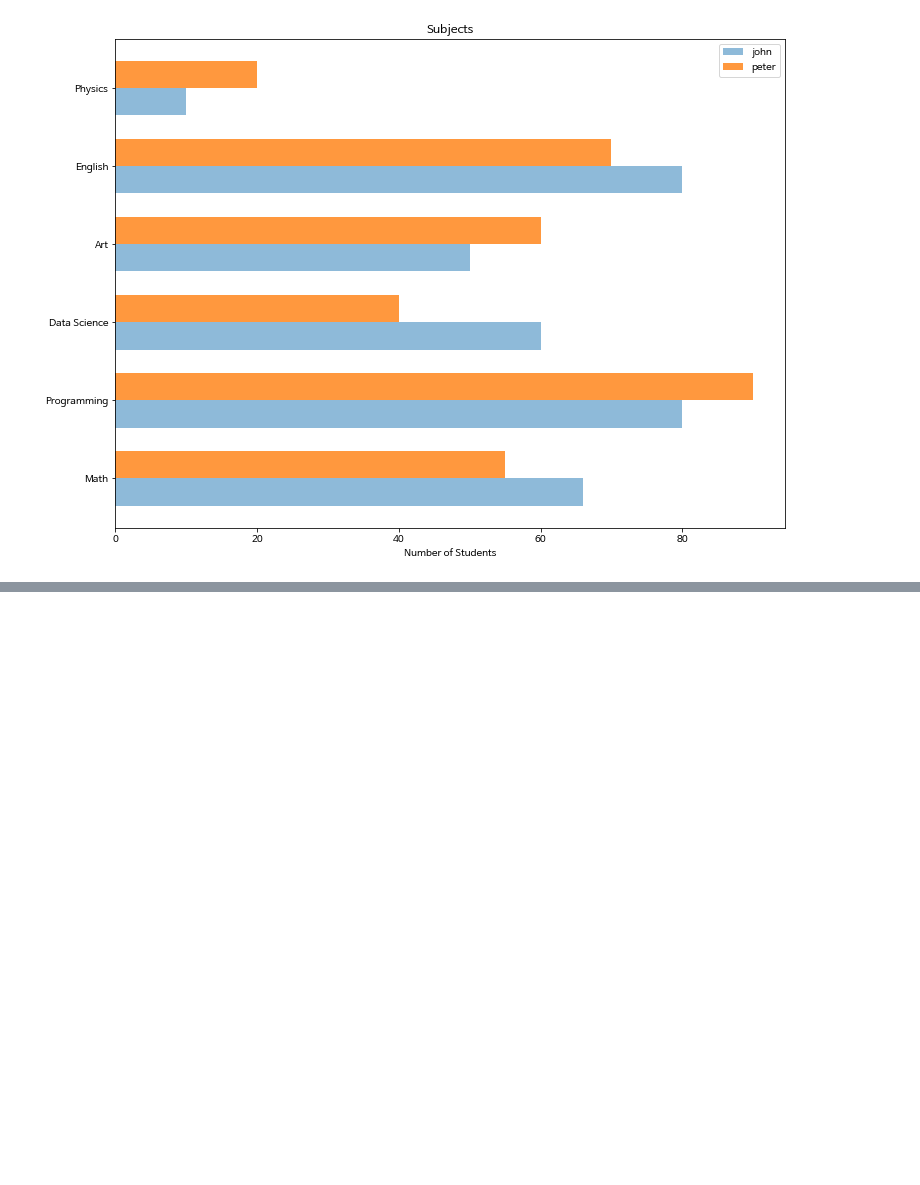
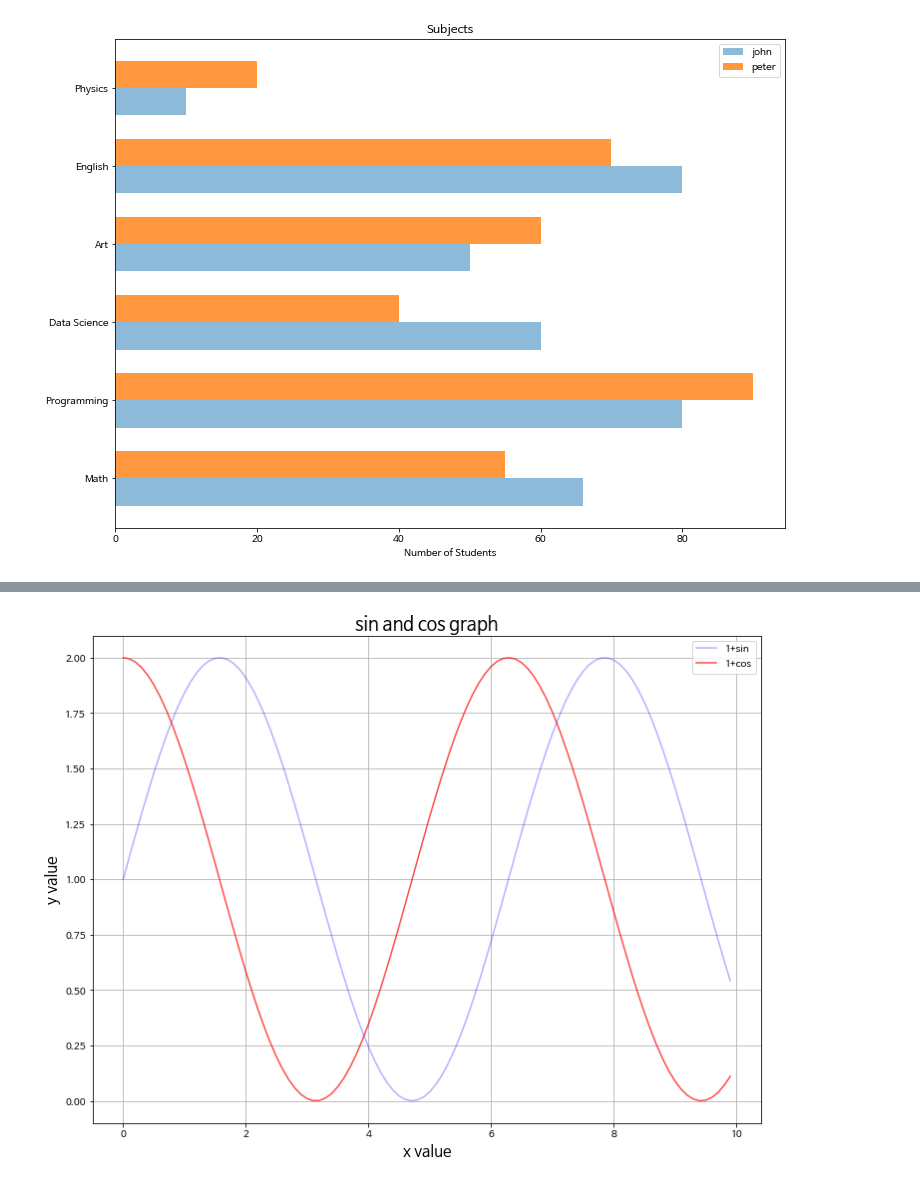
Before and after one commit to mazdah/colab_practice, a Jupyter notebook: 패스트캠퍼스_직장인을_위한_파이썬_데이터분석5.ipynb, the cells around one changed output, grey strips where cells are left out. Saved outputs shown, nothing was run; the diff lists cells and outputs as text; code cells hidden in the pictures; blank space fills up the shorter version.

```diff
--- a/패스트캠퍼스_직장인을_위한_파이썬_데이터분석5.ipynb
+++ b/패스트캠퍼스_직장인을_위한_파이썬_데이터분석5.ipynb
@@ -511,0 +531,18 @@ plt.show()
+# %%
+x = np.arange(0, 10, 0.1)
+y_1 = 1 + np.sin(x)
+y_2 = 1 + np.cos(x)
+
+plt.plot(x, y_1, label='1+sin', color='blue', alpha=0.3)
+plt.plot(x, y_2, label='1+cos', color='red', alpha=0.7)
+
+plt.xlabel('x value', fontsize=15)
+plt.ylabel('y value', fontsize=15)
+plt.title('sin and cos graph', fontsize=18)
+
+plt.grid()
+plt.legend()
+
+plt.show()
+# %% [output]
+[figure, added]
```
Also changed, not shown: parts of 9 cells of this notebook.
